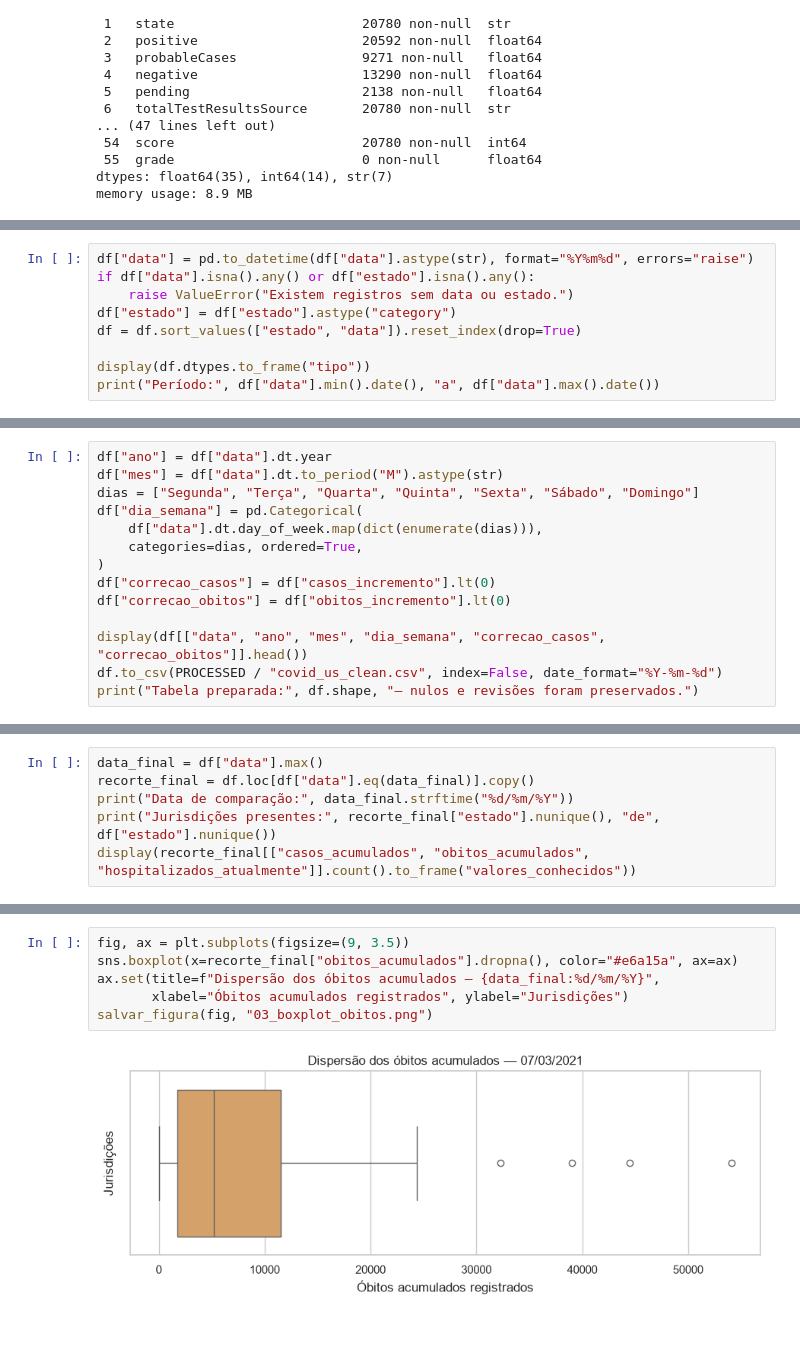
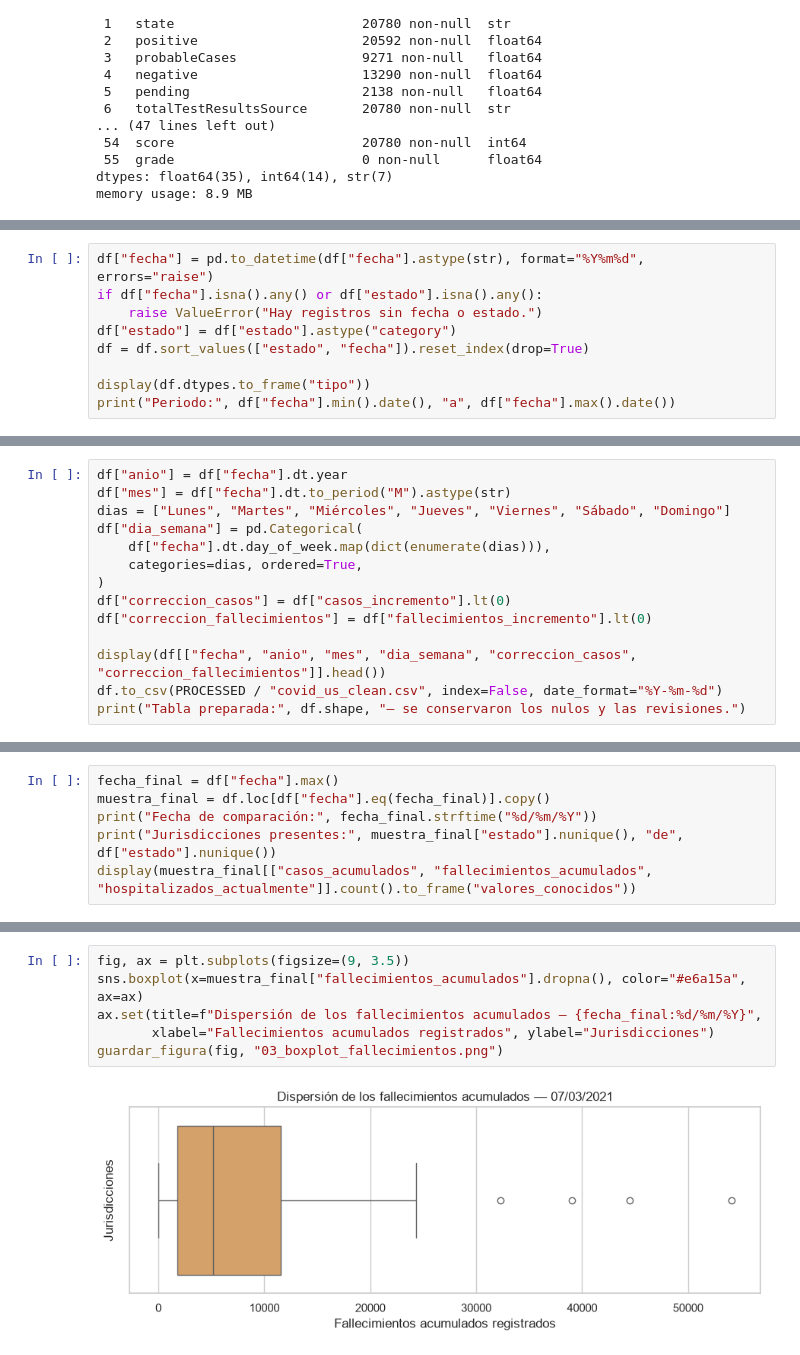
Before and after one commit to fabileoruf/ai_project_EDA, a Jupyter notebook: notebooks/eda_covid19.ipynb, the cells around one changed output, grey strips where cells are left out. Cells and saved outputs as stored; diff of their text form.

```diff
--- a/notebooks/eda_covid19.ipynb
+++ b/notebooks/eda_covid19.ipynb
@@ -316,10 +317,10 @@ Selecionadas 9 colunas de 56.
 # %%
-df["data"] = pd.to_datetime(df["data"].astype(str), format="%Y%m%d", errors="raise")
-if df["data"].isna().any() or df["estado"].isna().any():
-    raise ValueError("Existem registros sem data ou estado.")
+df["fecha"] = pd.to_datetime(df["fecha"].astype(str), format="%Y%m%d", errors="raise")
+if df["fecha"].isna().any() or df["estado"].isna().any():
+    raise ValueError("Hay registros sin fecha o estado.")
 df["estado"] = df["estado"].astype("category")
-df = df.sort_values(["estado", "data"]).reset_index(drop=True)
+df = df.sort_values(["estado", "fecha"]).reset_index(drop=True)
 
 display(df.dtypes.to_frame("tipo"))
-print("Período:", df["data"].min().date(), "a", df["data"].max().date())
+print("Periodo:", df["fecha"].min().date(), "a", df["fecha"].max().date())
 # %% [output]
@@ -407,15 +408,15 @@ Criar uma variável é transformar informação existente em algo útil para uma
 # %%
-df["ano"] = df["data"].dt.year
-df["mes"] = df["data"].dt.to_period("M").astype(str)
-dias = ["Segunda", "Terça", "Quarta", "Quinta", "Sexta", "Sábado", "Domingo"]
+df["anio"] = df["fecha"].dt.year
+df["mes"] = df["fecha"].dt.to_period("M").astype(str)
+dias = ["Lunes", "Martes", "Miércoles", "Jueves", "Viernes", "Sábado", "Domingo"]
 df["dia_semana"] = pd.Categorical(
-    df["data"].dt.day_of_week.map(dict(enumerate(dias))),
+    df["fecha"].dt.day_of_week.map(dict(enumerate(dias))),
     categories=dias, ordered=True,
 )
-df["correcao_casos"] = df["casos_incremento"].lt(0)
-df["correcao_obitos"] = df["obitos_incremento"].lt(0)
+df["correccion_casos"] = df["casos_incremento"].lt(0)
+df["correccion_fallecimientos"] = df["fallecimientos_incremento"].lt(0)
 
-display(df[["data", "ano", "mes", "dia_semana", "correcao_casos", "correcao_obitos"]].head())
+display(df[["fecha", "anio", "mes", "dia_semana", "correccion_casos", "correccion_fallecimientos"]].head())
 df.to_csv(PROCESSED / "covid_us_clean.csv", index=False, date_format="%Y-%m-%d")
-print("Tabela preparada:", df.shape, "— nulos e revisões foram preservados.")
+print("Tabla preparada:", df.shape, "— se conservaron los nulos y las revisiones.")
 # %% [output]
@@ -437,7 +438,7 @@ Não somamos acumulados de datas diferentes e não usamos máximos de cada estad
 # %%
-data_final = df["data"].max()
-recorte_final = df.loc[df["data"].eq(data_final)].copy()
-print("Data de comparação:", data_final.strftime("%d/%m/%Y"))
-print("Jurisdições presentes:", recorte_final["estado"].nunique(), "de", df["estado"].nunique())
-display(recorte_final[["casos_acumulados", "obitos_acumulados", "hospitalizados_atualmente"]].count().to_frame("valores_conhecidos"))
+fecha_final = df["fecha"].max()
+muestra_final = df.loc[df["fecha"].eq(fecha_final)].copy()
+print("Fecha de comparación:", fecha_final.strftime("%d/%m/%Y"))
+print("Jurisdicciones presentes:", muestra_final["estado"].nunique(), "de", df["estado"].nunique())
+display(muestra_final[["casos_acumulados", "fallecimientos_acumulados", "hospitalizados_actualmente"]].count().to_frame("valores_conocidos"))
 # %% [output]
@@ -496,9 +497,9 @@ O **boxplot** resume uma distribuição. A linha interna marca a mediana; a caix
 # %%
 fig, ax = plt.subplots(figsize=(9, 3.5))
-sns.boxplot(x=recorte_final["obitos_acumulados"].dropna(), color="#e6a15a", ax=ax)
-ax.set(title=f"Dispersão dos óbitos acumulados — {data_final:%d/%m/%Y}",
-       xlabel="Óbitos acumulados registrados", ylabel="Jurisdições")
-salvar_figura(fig, "03_boxplot_obitos.png")
+sns.boxplot(x=muestra_final["fallecimientos_acumulados"].dropna(), color="#e6a15a", ax=ax)
+ax.set(title=f"Dispersión de los fallecimientos acumulados — {fecha_final:%d/%m/%Y}",
+       xlabel="Fallecimientos acumulados registrados", ylabel="Jurisdicciones")
+guardar_figura(fig, "03_boxplot_fallecimientos.png")
 # %% [output]
-[figure, old version]
+[figure, new version]
 # %% [markdown]
```
Also changed, not shown: parts of 68 cells of this notebook, 40 other files.
